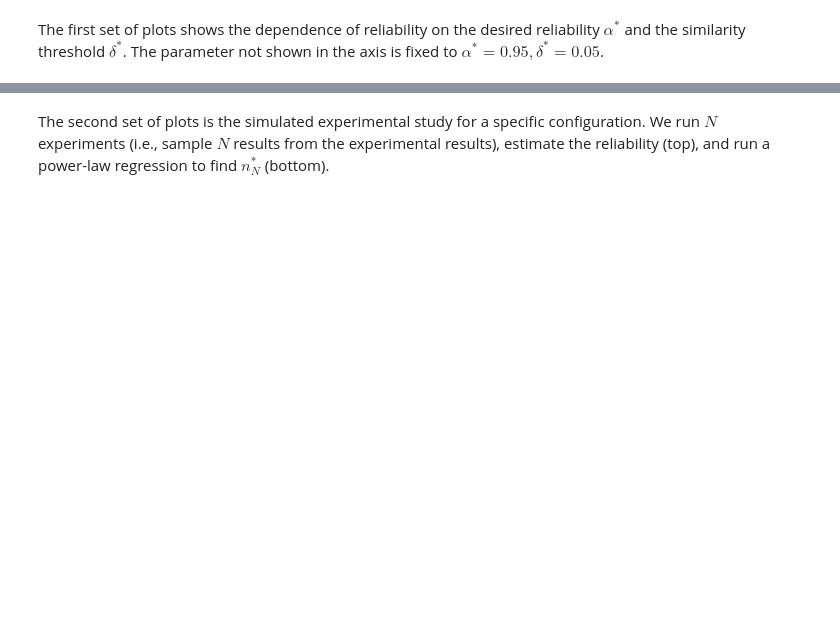
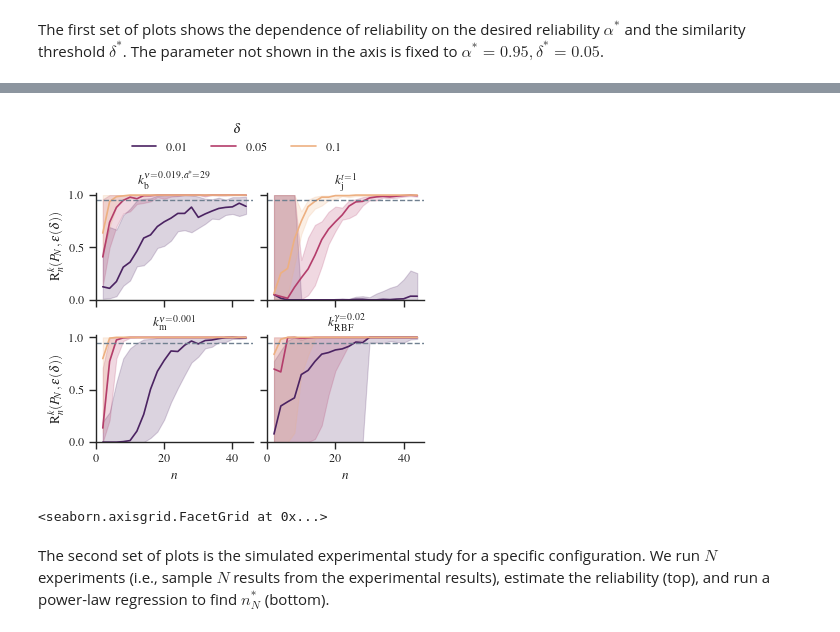
Before and after one commit to DrCohomology/genexpy, a Jupyter notebook: demos/case_studies/BIG-bench/reliability_analysis.ipynb, the cells around one changed output, grey strips where cells are left out. Cells and saved outputs as stored; diff of their text form; code cells hidden in the pictures; blank space fills up the shorter version.

```diff
--- a/demos/case_studies/BIG-bench/reliability_analysis.ipynb
+++ b/demos/case_studies/BIG-bench/reliability_analysis.ipynb
@@ -159,3 +165,8 @@ plotter.plot_nstar_on_alpha_delta(alpha_fixed=0.95, delta_fixed=0.05)
+# %%
+plotter.plot_reliability_on_n(alpha=0.95, deltas=[0.01, 0.05, 0.1], fig_width=3.25)
+# %% [output]
+[figure, added]
+<seaborn.axisgrid.FacetGrid at 0x...>
 # %% [markdown]
 The second set of plots is the simulated experimental study for a specific configuration.
 We run $N$ experiments (i.e., sample $N$ results from the experimental results), estimate the reliability (top), and run a power-law regression to find $n^*_N$ (bottom).
```
Also changed, not shown: parts of 10 cells of this notebook, 38 other files.
